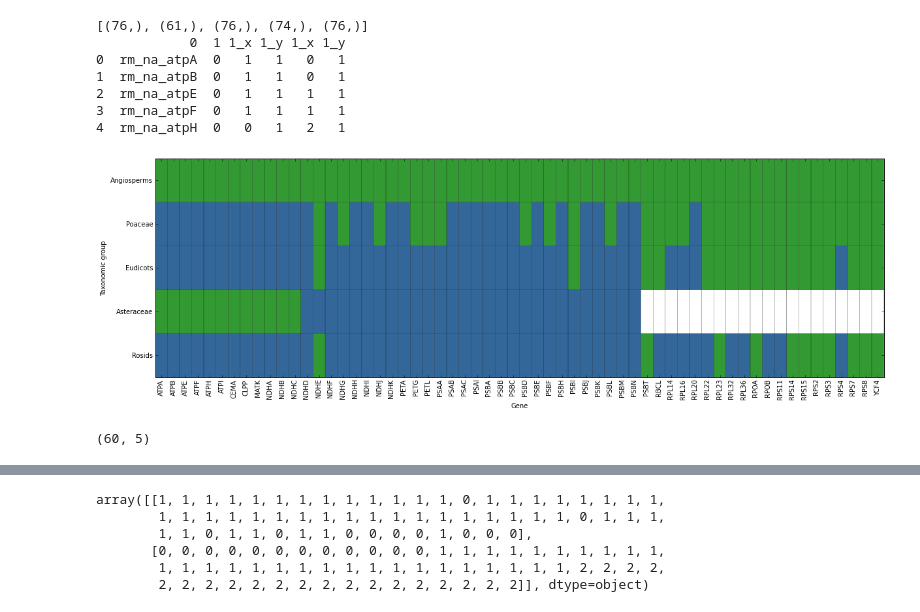
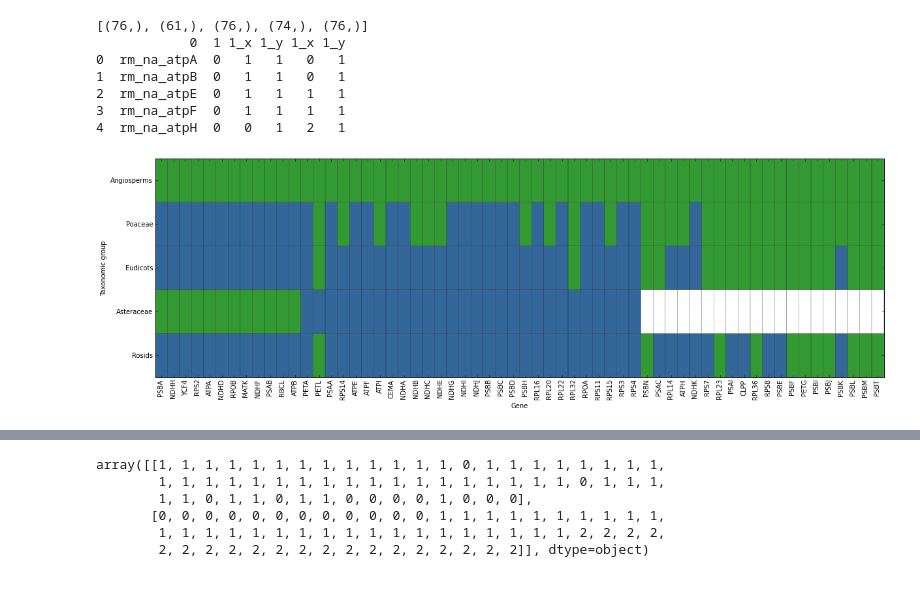
Before and after one commit to sebastianduchene/pacemaker_clustering_methods, a Jupyter notebook: Untitled0.ipynb, the cells around one changed output, grey strips where cells are left out. Drawn from its saved outputs; the diff is of its cells as text; code cells hidden in the pictures.

Commit message:
updated paper figures

```diff
--- a/Untitled0.ipynb
+++ b/Untitled0.ipynb
@@ -268,18 +268,14 @@ temp2.ix[:, 1] = [44, 5, 7]
 # %%
 h_dat = np.array(merged_clusters.ix[:,1:])
 h_dat.astype(float)
 h_dat
-gene_names_plot = [re.sub('rm_na_', '', i).upper() for i in merged_clusters.ix[:, 0]]
+gene_names_plot = np.array([re.sub('rm_na_', '', i).upper() for i in merged_clusters.ix[:, 0]])[h_dat[:, 3].argsort()]
 plt.pcolor(h_dat[h_dat[:, 3].argsort(), :].transpose().astype(float)[[4, 3, 2, 1, 0], :], edgecolors = 'k', cmap=plt.cm.ocean, alpha = 0.8)
+#plt.pcolor(h_dat.transpose().astype(float)[[4, 3, 2, 1, 0], :], edgecolors = 'k', cmap=plt.cm.ocean, alpha = 0.8)
 plt.xticks(np.arange(0.5, 60, 1), gene_names_plot, rotation = 90)
 plt.yticks(np.arange(0.5, 5.5, 1), ['Rosids', 'Asteraceae', 'Eudicots', 'Poaceae', 'Angiosperms'])
 plt.ylabel('Taxonomic group')
 plt.xlabel('Gene')
-plt.savefig('figure_2.pdf')
+plt.savefig('figure_2_sorted.pdf')
 # %% [output]
-[figure, old version]
+[figure, new version]
-# %%
-plt.xticks()
-h_dat.shape
-# %% [output]
-(60, 5)
```
Also changed, not shown: parts of 1 cell of this notebook, 2 other files.
